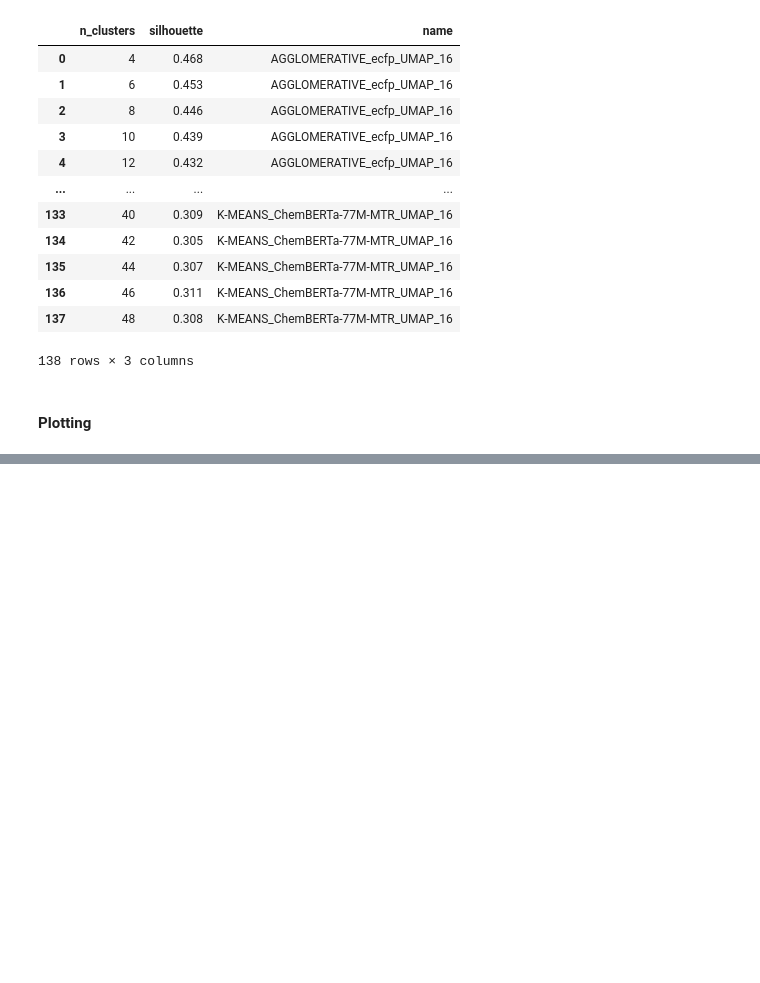
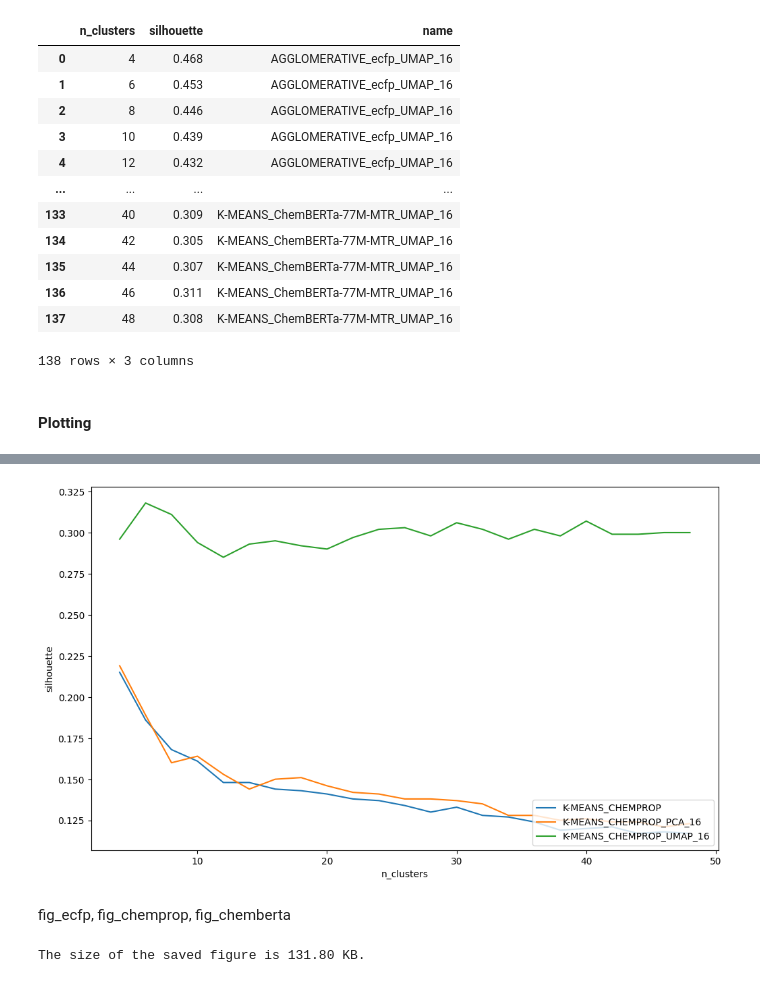
Before and after one commit to ilkersigirci/thesis-work, a Jupyter notebook: notebooks/wandb_test.ipynb, the cells around one changed output, grey strips where cells are left out. Saved outputs shown, nothing was run; the diff lists cells and outputs as text; code cells hidden in the pictures; blank space fills up the shorter version.

```diff
--- a/notebooks/wandb_test.ipynb
+++ b/notebooks/wandb_test.ipynb
@@ -185,0 +231,2 @@ xx.replace("dddd", "")
+# %%
+fig_chemprop = deepcopy(fig)
@@ -185,0 +241,6 @@ xx.replace("dddd", "")
+# %%
+fig_chemprop
+# %% [output]
+[figure, added]
+# %% [markdown]
+fig_ecfp, fig_chemprop, fig_chemberta
@@ -185,0 +251,5 @@ xx.replace("dddd", "")
+# %%
+size = os.path.getsize(save_path) / 1024
+print(f"The size of the saved figure is {size:.2f} KB.")
+# %% [output]
+The size of the saved figure is 131.80 KB.
```
Also changed, not shown: parts of 17 cells of this notebook, 1 other file.
